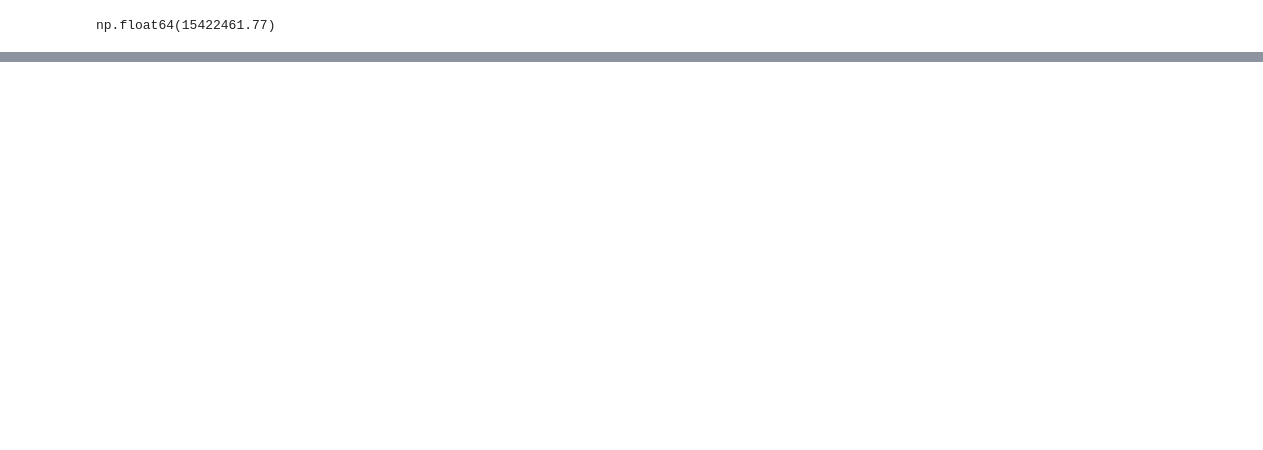
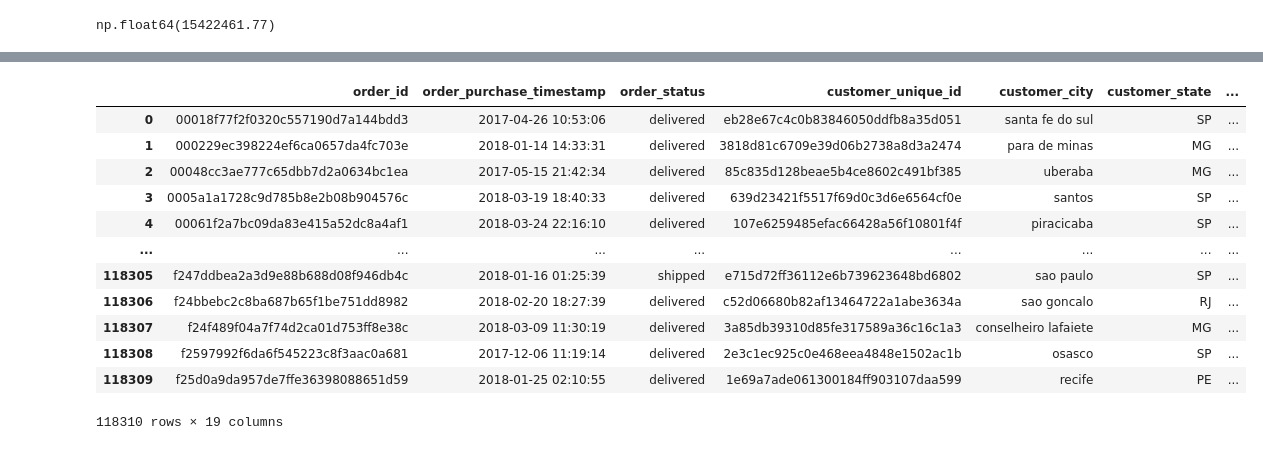
Before and after one commit to Nikhilprajapati4/Sales-analysis, a Jupyter notebook: notebook/SQL.ipynb, the cells around one changed output, grey strips where cells are left out. Drawn from its saved outputs; the diff is of its cells as text; code cells hidden in the pictures; blank space fills up the shorter version.

```diff
--- a/notebook/SQL.ipynb
+++ b/notebook/SQL.ipynb
@@ -13,29 +22,31 @@ engine = create_engine(
 # %% [markdown]
 ## Load to SQL
 # %%
-import pandas as pd
-import os
-from sqlalchemy import create_engine
+# import pandas as pd
+# import os
+# from sqlalchemy import create_engine
 
-#connect to server
-engine = create_engine(
-    "postgresql://postgres:12345@localhost:5432/Olist_DB")
+# #connect to server
+# engine = create_engine(
+#     "postgresql://postgres:12345@localhost:5432/Olist_DB")
 
 
-#function
-def load_to_postgres(df , table , engine) :
-    """ Here we load data from dir to SQL"""
-    df.to_sql(table, con= engine , if_exists="replace" , index = False)
+# #function
+# def load_to_postgres(df , table , engine) :
+#     """ Here we load data from dir to SQL"""
+#     df.to_sql(table, con= engine , if_exists="replace" , index = False)
 
-#find file by os
-for file in os.listdir(r"d:\Projects\sales analysis\Dataset") :
-    df = pd.read_csv(f"d:\Projects\sales analysis\Dataset\{file}")
-    # load_to_postgres(df,file[:-4],engine)
-print(f"Data load successfully !!!")
+# #find file by os
+# for file in os.listdir(r"d:\Projects\sales analysis\Dataset") :
+#     df = pd.read_csv(f"d:\Projects\sales analysis\Dataset\{file}")
+#     # load_to_postgres(df,file[:-4],engine)
+# print(f"Data load successfully !!!")
+
+#___________________________________________________________________________________________________________________________________
 
 # script
-# from ingestion import Load_data
-# Load_data()
+from ingestion import Load_data
+Load_data()
 # %% [markdown]
 ## Access data from SQL
 # %%
@@ -136,0 +374,17 @@ np.float64(15422461.77)
+# %%
+quary = """ select * from summury"""
+pd.read_sql(quary ,engine)
+# %% [output]
+|  | order_id | order_purchase_timestamp | order_status | customer_unique_id | customer_city | customer_state | ... |
+| 0 | 00018f77f2f0320c557190d7a144bdd3 | 2017-04-26 10:53:06 | delivered | eb28e67c4c0b83846050ddfb8a35d051 | santa fe do sul | SP | ... |
+| 1 | 000229ec398224ef6ca0657da4fc703e | 2018-01-14 14:33:31 | delivered | 3818d81c6709e39d06b2738a8d3a2474 | para de minas | MG | ... |
+| 2 | 00048cc3ae777c65dbb7d2a0634bc1ea | 2017-05-15 21:42:34 | delivered | 85c835d128beae5b4ce8602c491bf385 | uberaba | MG | ... |
+| 3 | 0005a1a1728c9d785b8e2b08b904576c | 2018-03-19 18:40:33 | delivered | 639d23421f5517f69d0c3d6e6564cf0e | santos | SP | ... |
+| 4 | 00061f2a7bc09da83e415a52dc8a4af1 | 2018-03-24 22:16:10 | delivered | 107e6259485efac66428a56f10801f4f | piracicaba | SP | ... |
+| ... | ... | ... | ... | ... | ... | ... | ... |
+| 118305 | f247ddbea2a3d9e88b688d08f946db4c | 2018-01-16 01:25:39 | shipped | e715d72ff36112e6b739623648bd6802 | sao paulo | SP | ... |
+| 118306 | f24bbebc2c8ba687b65f1be751dd8982 | 2018-02-20 18:27:39 | delivered | c52d06680b82af13464722a1abe3634a | sao goncalo | RJ | ... |
+| 118307 | f24f489f04a7f74d2ca01d753ff8e38c | 2018-03-09 11:30:19 | delivered | 3a85db39310d85fe317589a36c16c1a3 | conselheiro lafaiete | MG | ... |
+| 118308 | f2597992f6da6f545223c8f3aac0a681 | 2017-12-06 11:19:14 | delivered | 2e3c1ec925c0e468eea4848e1502ac1b | osasco | SP | ... |
+| 118309 | f25d0a9da957de7ffe36398088651d59 | 2018-01-25 02:10:55 | delivered | 1e69a7ade061300184ff903107daa599 | recife | PE | ... |
+118310 rows × 19 columns
```
Also changed, not shown: parts of 20 cells of this notebook, 1 other file.
